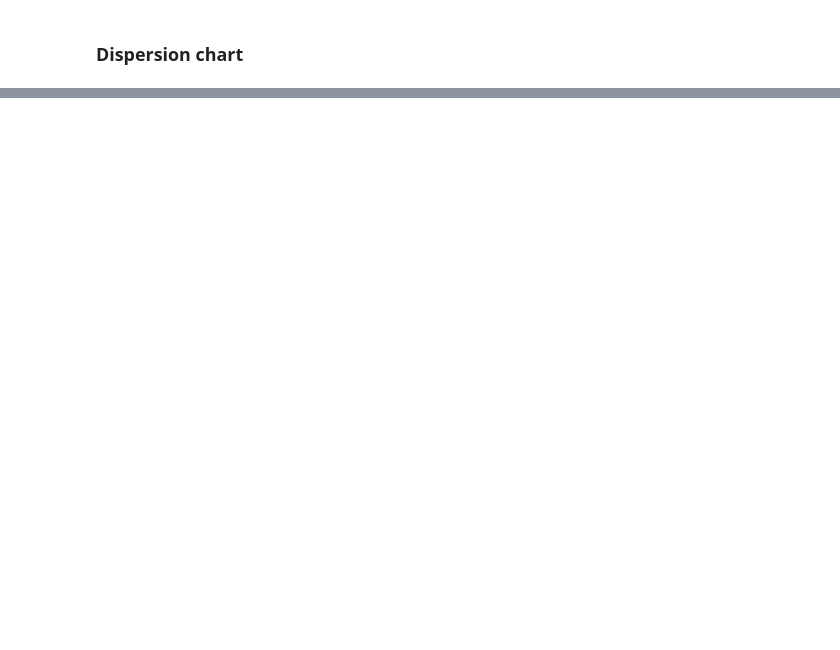
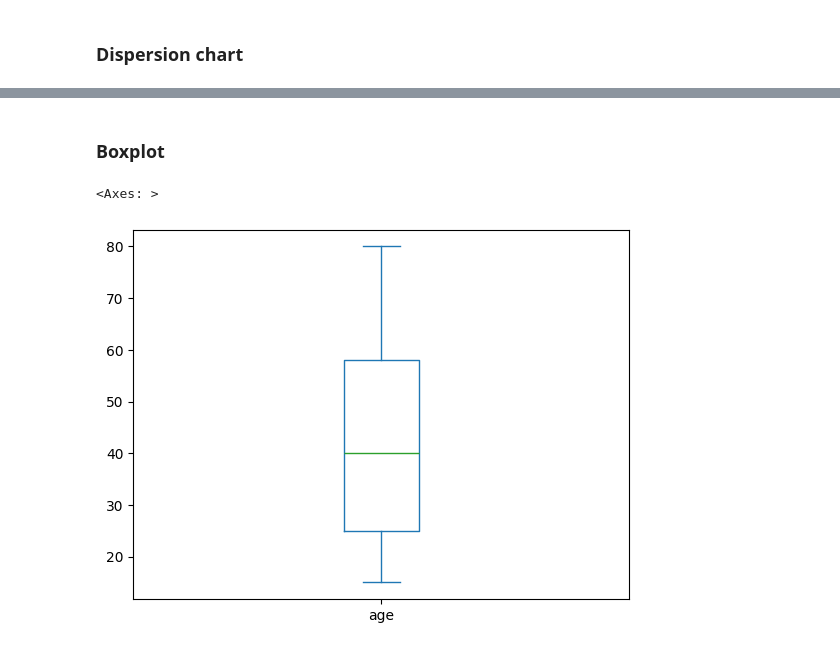
Before and after one commit to charmingruby/stspy, a Jupyter notebook: src/get_started.ipynb, the cells around one changed output, grey strips where cells are left out. Saved outputs shown, nothing was run; the diff lists cells and outputs as text; code cells hidden in the pictures; blank space fills up the shorter version.

Commit message:
feat: box plot chart

```diff
--- a/src/get_started.ipynb
+++ b/src/get_started.ipynb
@@ -115,0 +202,8 @@ df_measures.plot.scatter(x='age', y='height')
+# %% [markdown]
+### Boxplot
+# %%
+# boxplot - age
+df_measures.age.plot.box()
+# %% [output]
+<Axes: >
+[figure, added]
```
Also changed, not shown: parts of 24 cells of this notebook.
